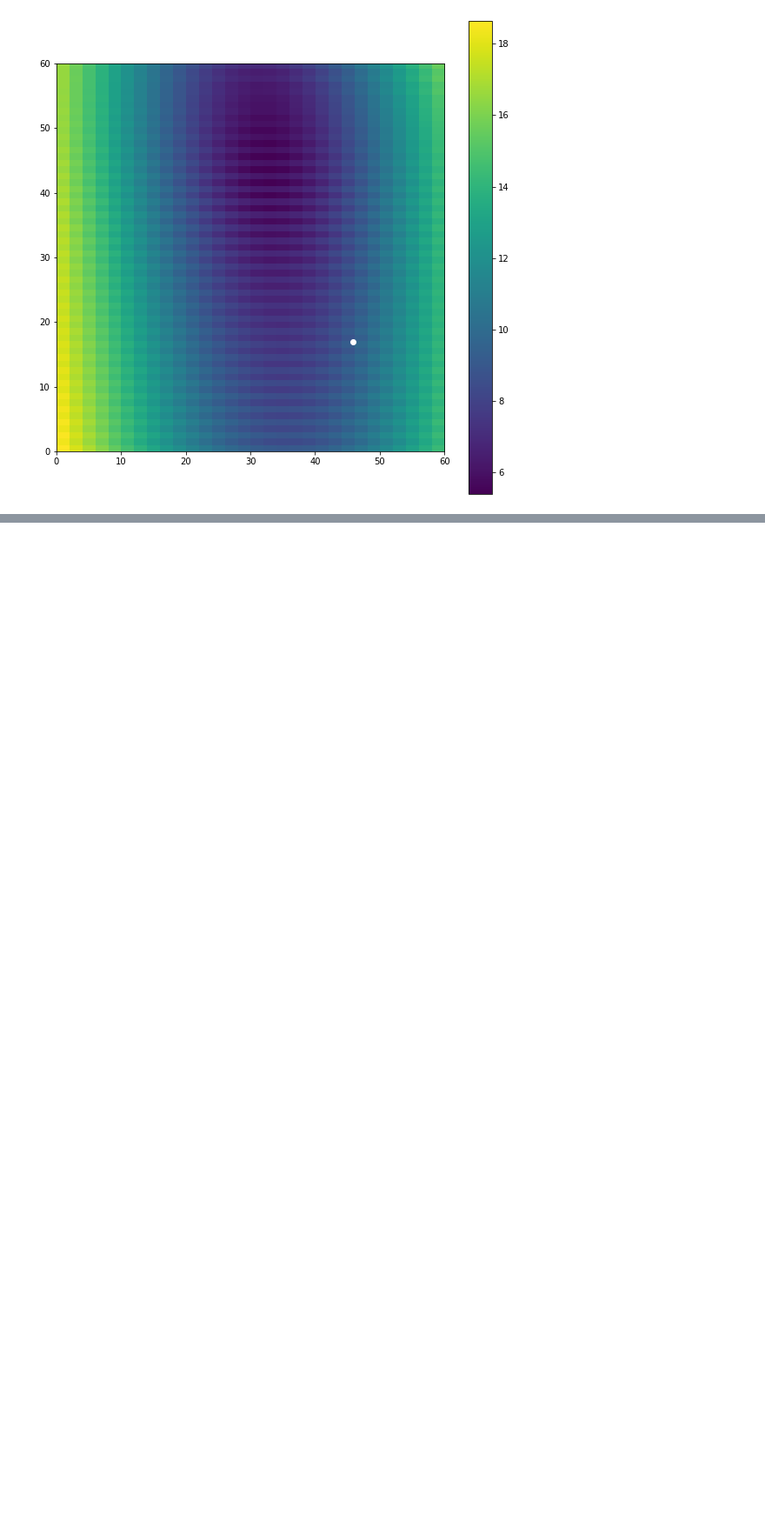
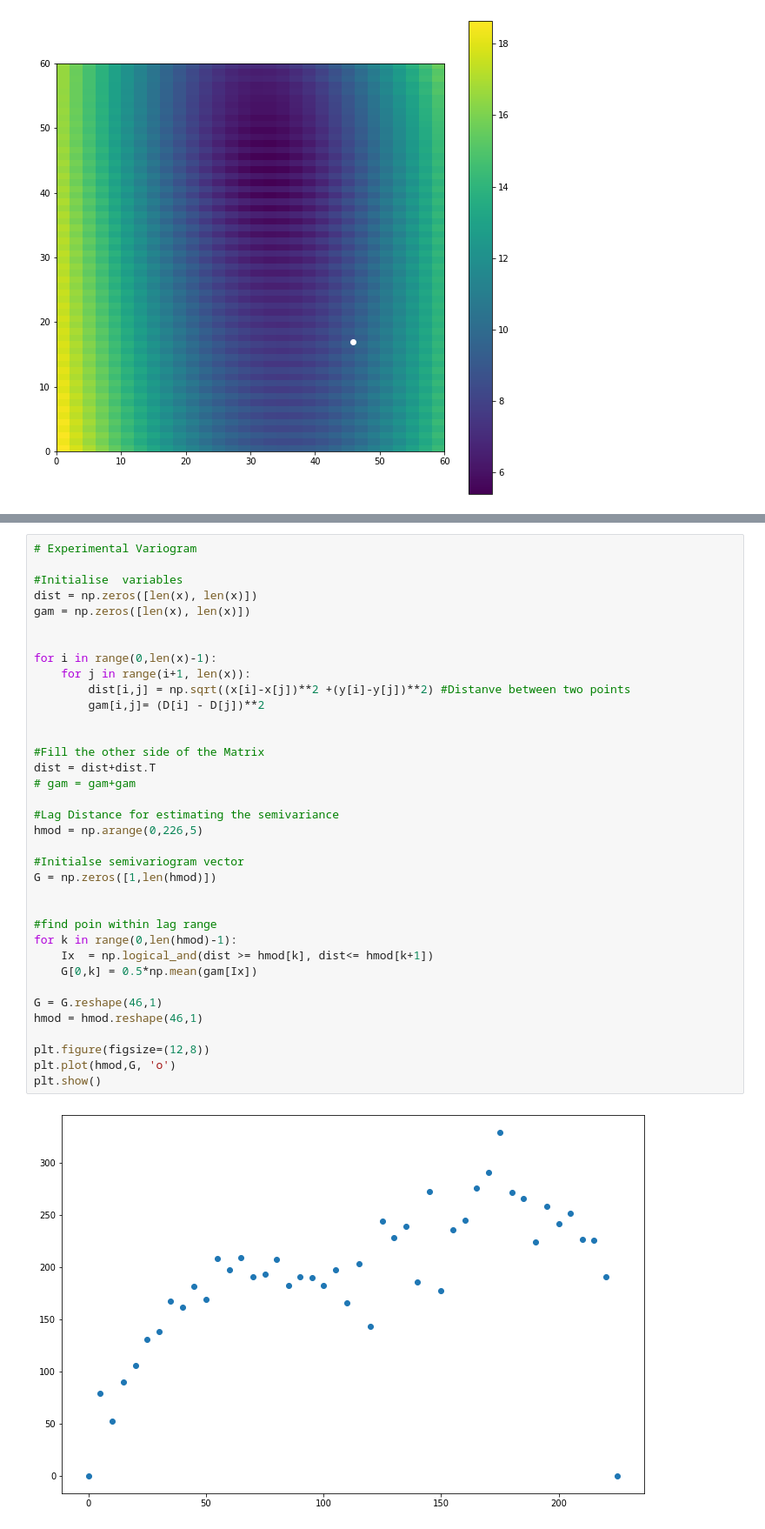
Before and after one commit to eviofekeze/ComputingArtifact, a Jupyter notebook: CompArtifact.ipynb, the cells around one changed output, grey strips where cells are left out. Shown: that part at 87% size. Drawn from its saved outputs; the diff is of its cells as text; blank space fills up the shorter version.

```diff
--- a/CompArtifact.ipynb
+++ b/CompArtifact.ipynb
@@ -591,0 +572,38 @@ $$Term Three \longrightarrow \hat{\sigma}^2 = \frac{1}{N-1} \bigg(\sum{v(x_i) -
+# %%
+# Experimental Variogram
+
+#Initialise  variables
+dist = np.zeros([len(x), len(x)])
+gam = np.zeros([len(x), len(x)])
+
+
+for i in range(0,len(x)-1):
+    for j in range(i+1, len(x)):
+        dist[i,j] = np.sqrt((x[i]-x[j])**2 +(y[i]-y[j])**2) #Distanve between two points
+        gam[i,j]= (D[i] - D[j])**2
+
+
+#Fill the other side of the Matrix
+dist = dist+dist.T
+# gam = gam+gam
+
+#Lag Distance for estimating the semivariance
+hmod = np.arange(0,226,5)
+
+#Initialse semivariogram vector
+G = np.zeros([1,len(hmod)])
+
+
+#find poin within lag range
+for k in range(0,len(hmod)-1):
+    Ix  = np.logical_and(dist >= hmod[k], dist<= hmod[k+1])
+    G[0,k] = 0.5*np.mean(gam[Ix])
+
+G = G.reshape(46,1)
+hmod = hmod.reshape(46,1)
+
+plt.figure(figsize=(12,8))
+plt.plot(hmod,G, 'o')
+plt.show()
+# %% [output]
+[figure, added]
```
Also changed, not shown: parts of 31 cells of this notebook.
